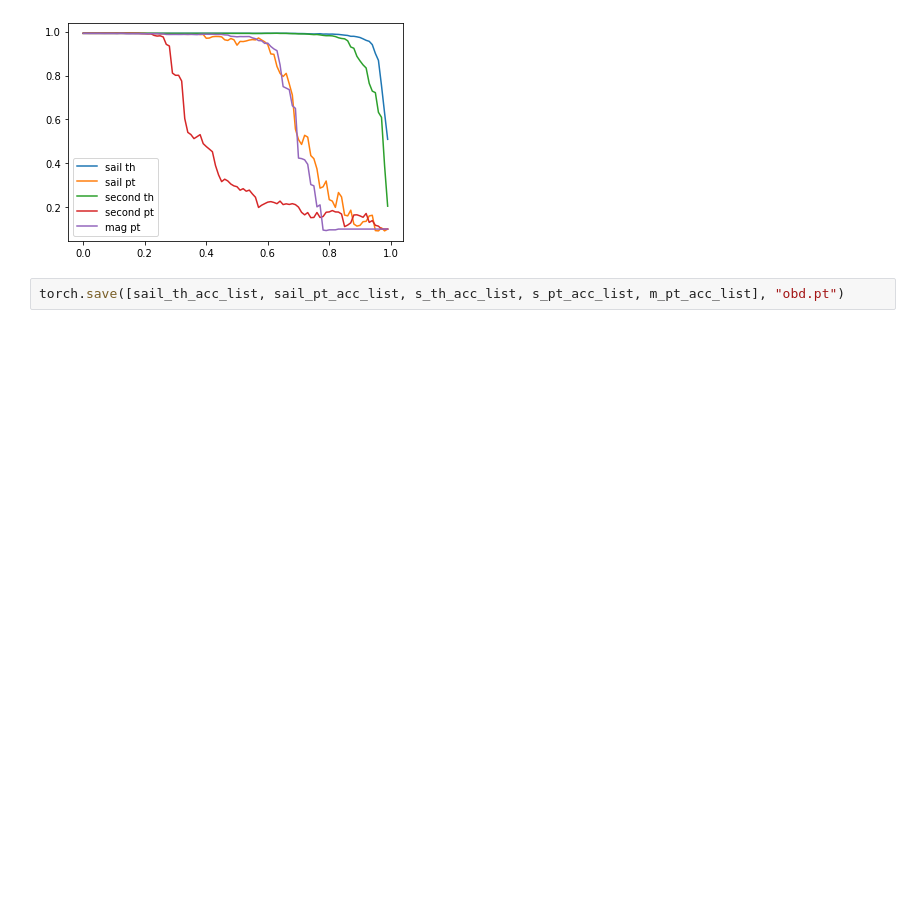
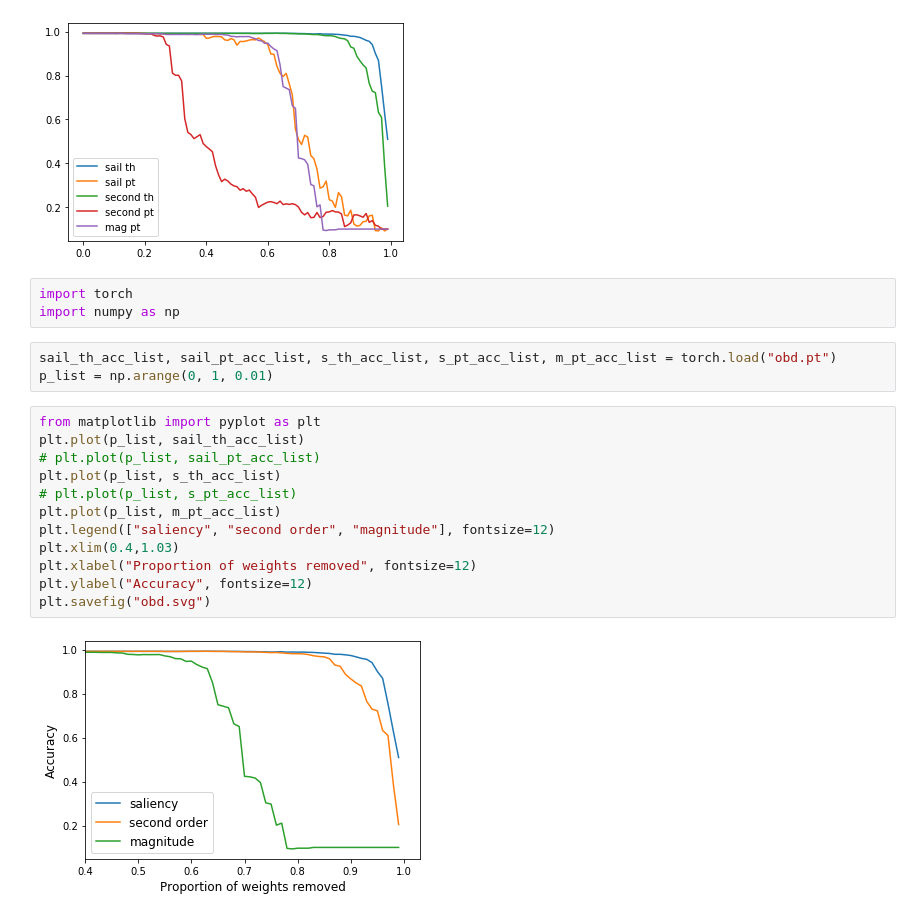
Before and after one commit to MariusAnje/SWIM, a Jupyter notebook: test_second_remove.ipynb, the cells around one changed output. Drawn from its saved outputs; the diff is of its cells as text; blank space fills up the shorter version.

```diff
--- a/test_second_remove.ipynb
+++ b/test_second_remove.ipynb
@@ -261,5 +261,23 @@ plt.legend(["sail th", "sail pt", "second th", "second pt", "mag pt"])
 plt.savefig("obd.svg")
 # %% [output]
 [figure]
+# %%
+import torch
+import numpy as np
 # %%
-torch.save([sail_th_acc_list, sail_pt_acc_list, s_th_acc_list, s_pt_acc_list, m_pt_acc_list], "obd.pt")
+sail_th_acc_list, sail_pt_acc_list, s_th_acc_list, s_pt_acc_list, m_pt_acc_list = torch.load("obd.pt")
+p_list = np.arange(0, 1, 0.01)
+# %%
+from matplotlib import pyplot as plt
+plt.plot(p_list, sail_th_acc_list)
+# plt.plot(p_list, sail_pt_acc_list)
+plt.plot(p_list, s_th_acc_list)
+# plt.plot(p_list, s_pt_acc_list)
+plt.plot(p_list, m_pt_acc_list)
+plt.legend(["saliency", "second order", "magnitude"], fontsize=12)
+plt.xlim(0.4,1.03)
+plt.xlabel("Proportion of weights removed", fontsize=12)
+plt.ylabel("Accuracy", fontsize=12)
+plt.savefig("obd.svg")
+# %% [output]
+[figure, added]
```
Also changed, not shown: 1 other file.
